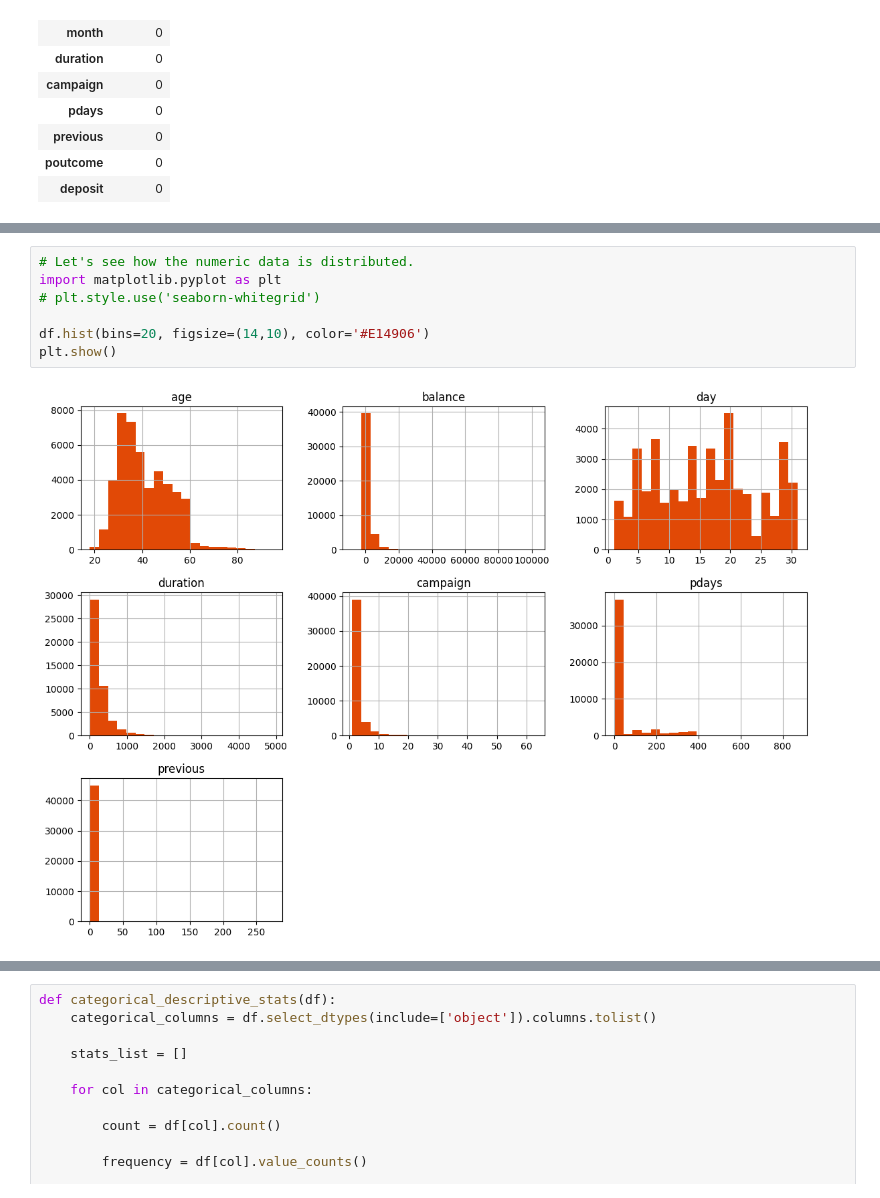
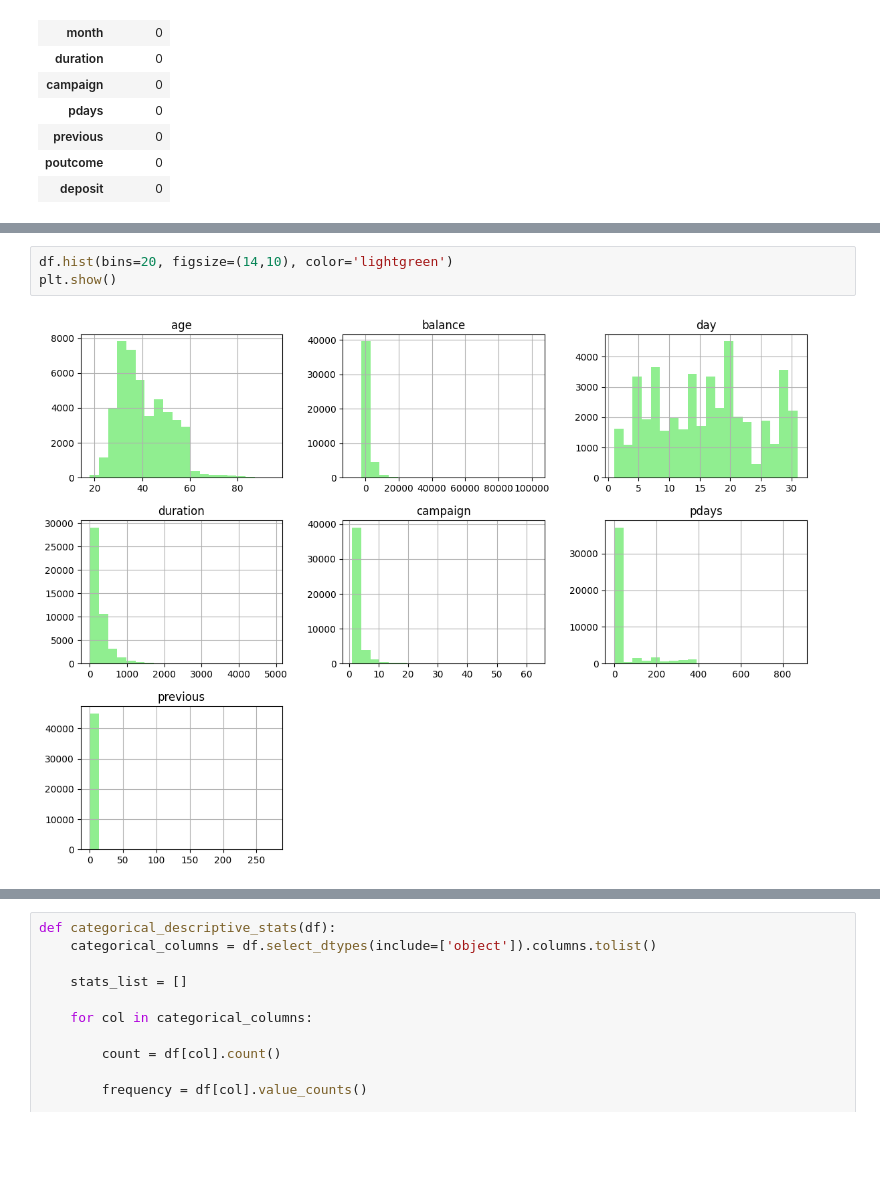
Before and after one commit to dsabljic/Bank-Marketing, a Jupyter notebook: BankMarketing.ipynb, the cells around one changed output, grey strips where cells are left out. Saved outputs shown, nothing was run; the diff lists cells and outputs as text; blank space fills up the shorter version.

```diff
--- a/BankMarketing.ipynb
+++ b/BankMarketing.ipynb
@@ -87,11 +133,7 @@ plt.show()
 # %% [output]
 [figure]
 # %%
-# Let's see how the numeric data is distributed.
-import matplotlib.pyplot as plt
-# plt.style.use('seaborn-whitegrid')
-
-df.hist(bins=20, figsize=(14,10), color='#E14906')
+df.hist(bins=20, figsize=(14,10), color='lightgreen')
 plt.show()
 # %% [output]
-[figure, old version]
+[figure, new version]
```
Also changed, not shown: parts of 20 cells of this notebook.
